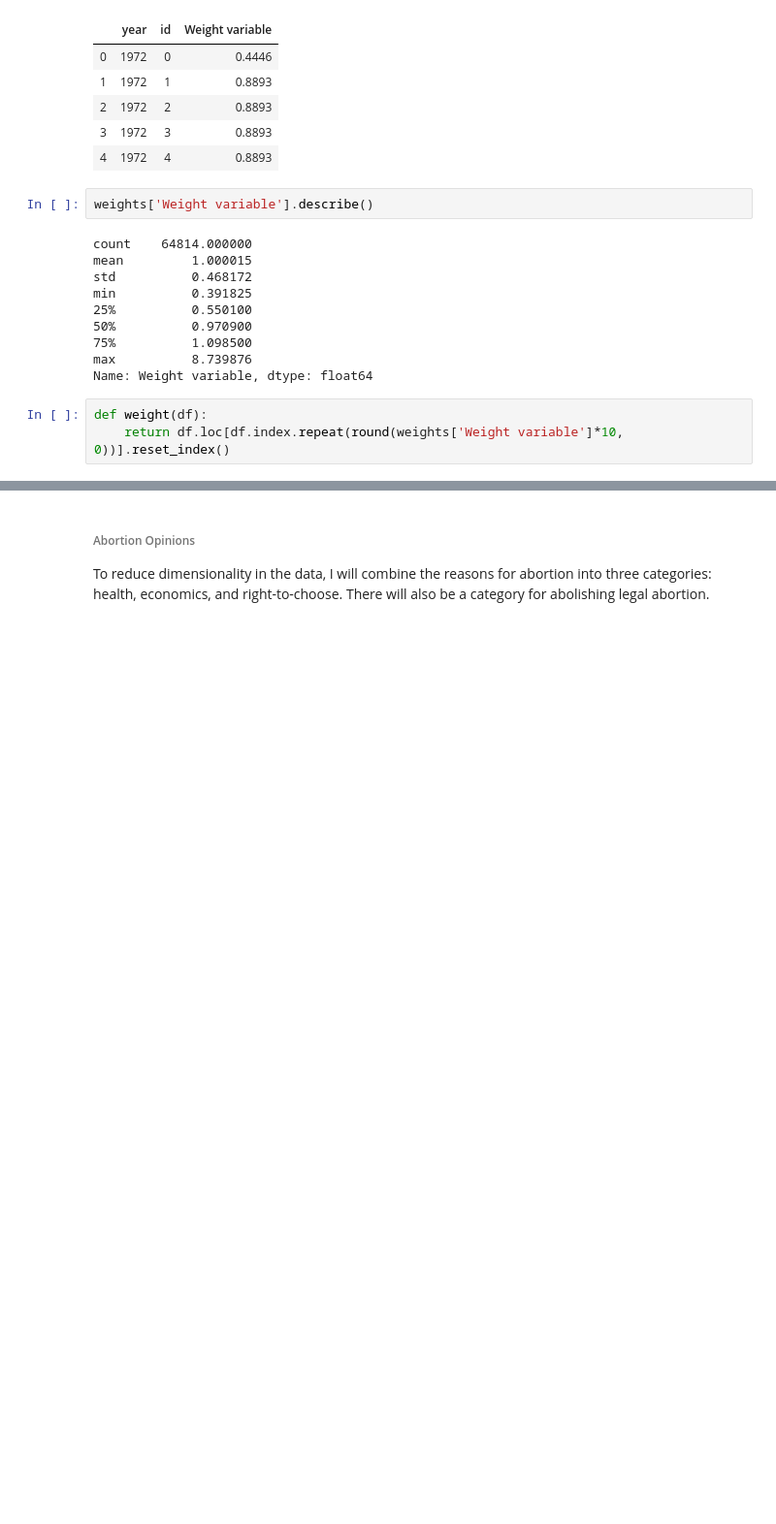
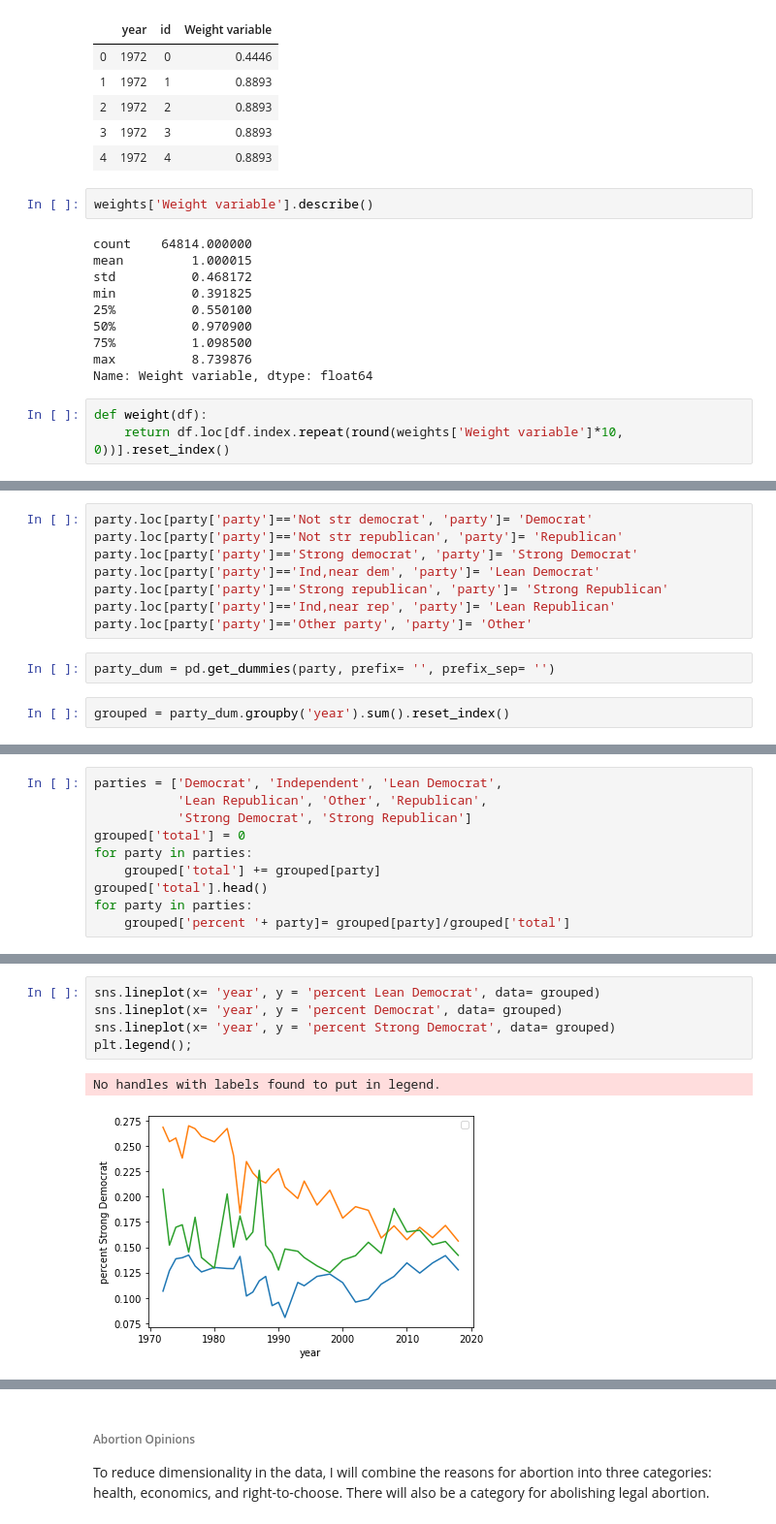
Before and after one commit to shsobieski/Faultlines, a Jupyter notebook: cleaning.ipynb, the cells around one changed output, grey strips where cells are left out. Shown at 97% size. Saved outputs shown, nothing was run; the diff lists cells and outputs as text; blank space fills up the shorter version.

```diff
--- a/cleaning.ipynb
+++ b/cleaning.ipynb
@@ -66,0 +99,12 @@ def weight(df):
+# %%
+party.loc[party['party']=='Not str democrat', 'party']= 'Democrat'
+party.loc[party['party']=='Not str republican', 'party']= 'Republican'
+party.loc[party['party']=='Strong democrat', 'party']= 'Strong Democrat'
+party.loc[party['party']=='Ind,near dem', 'party']= 'Lean Democrat'
+party.loc[party['party']=='Strong republican', 'party']= 'Strong Republican'
+party.loc[party['party']=='Ind,near rep', 'party']= 'Lean Republican'
+party.loc[party['party']=='Other party', 'party']= 'Other'
+# %%
+party_dum = pd.get_dummies(party, prefix= '', prefix_sep= '')
+# %%
+grouped = party_dum.groupby('year').sum().reset_index()
@@ -66,0 +120,10 @@ def weight(df):
+# %%
+parties = ['Democrat', 'Independent', 'Lean Democrat',
+           'Lean Republican', 'Other', 'Republican',
+           'Strong Democrat', 'Strong Republican']
+grouped['total'] = 0
+for party in parties:
+    grouped['total'] += grouped[party]
+grouped['total'].head()
+for party in parties:
+    grouped['percent '+ party]= grouped[party]/grouped['total']
@@ -66,0 +140,8 @@ def weight(df):
+# %%
+sns.lineplot(x= 'year', y = 'percent Lean Democrat', data= grouped)
+sns.lineplot(x= 'year', y = 'percent Democrat', data= grouped)
+sns.lineplot(x= 'year', y = 'percent Strong Democrat', data= grouped)
+plt.legend();
+# %% [output]
+No handles with labels found to put in legend.
+[figure, added]
```
Also changed, not shown: parts of 26 cells of this notebook.
